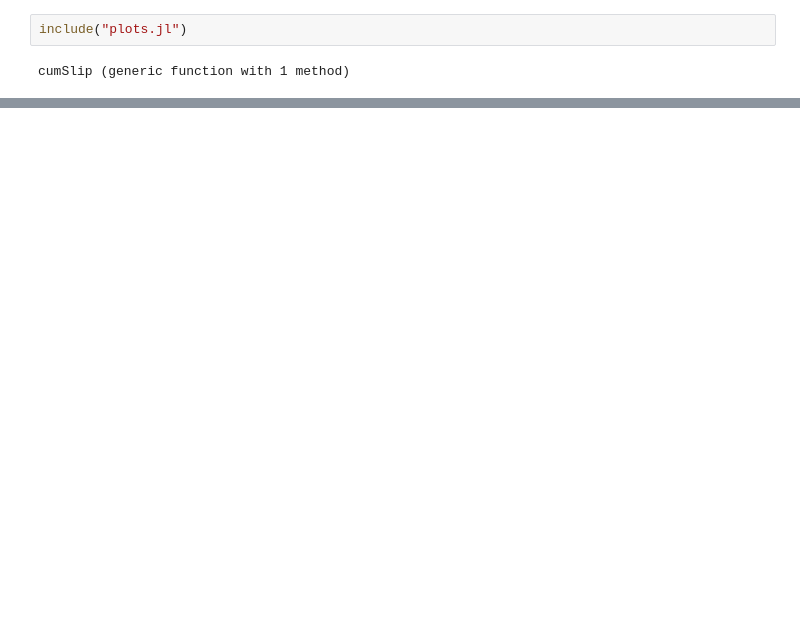
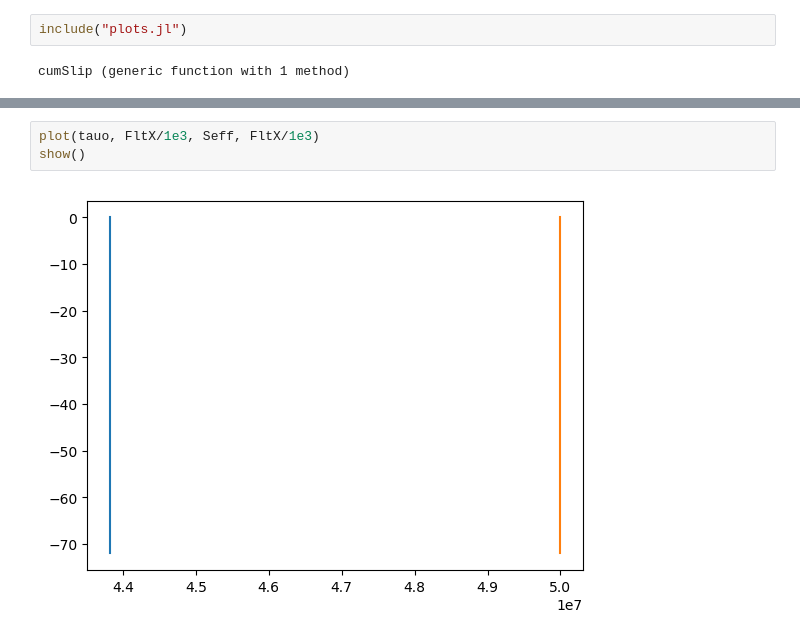
Before and after one commit to thehalfspace/JuliaSEM, a Jupyter notebook: SimulationRun.ipynb, the cells around one changed output, grey strips where cells are left out. Cells and saved outputs as stored; diff of their text form; blank space fills up the shorter version.

```diff
--- a/SimulationRun.ipynb
+++ b/SimulationRun.ipynb
@@ -62,0 +65,5 @@ fricPlot(cca, ccb, FltX)
+# %%
+plot(tauo, FltX/1e3, Seff, FltX/1e3)
+show()
+# %% [output]
+[figure, added]
```
Also changed, not shown: parts of 12 cells of this notebook, 5 other files.
